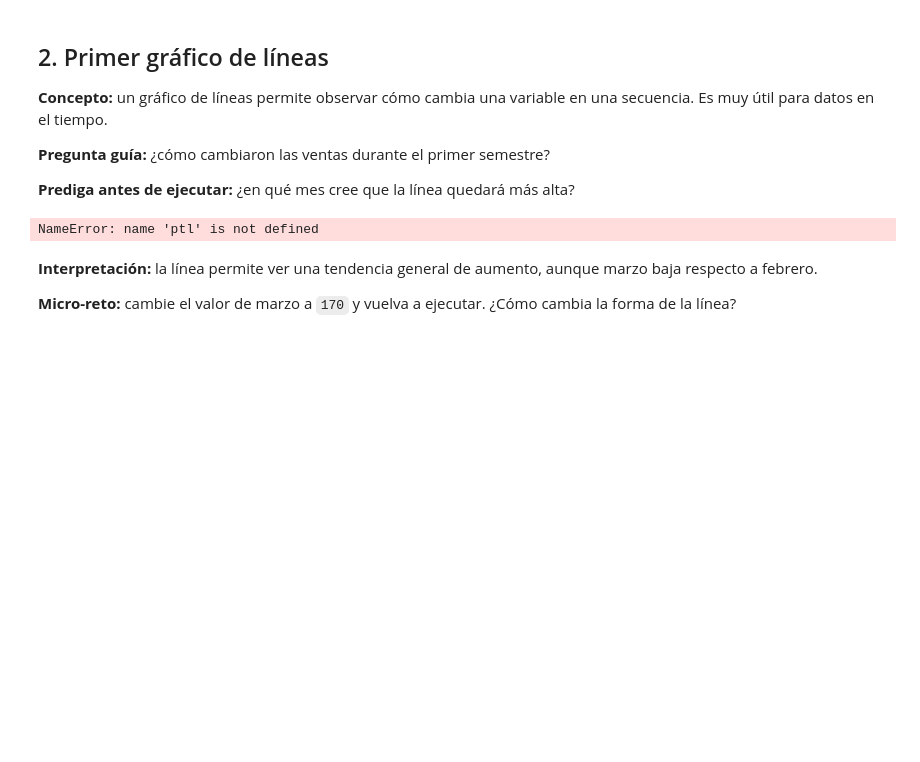
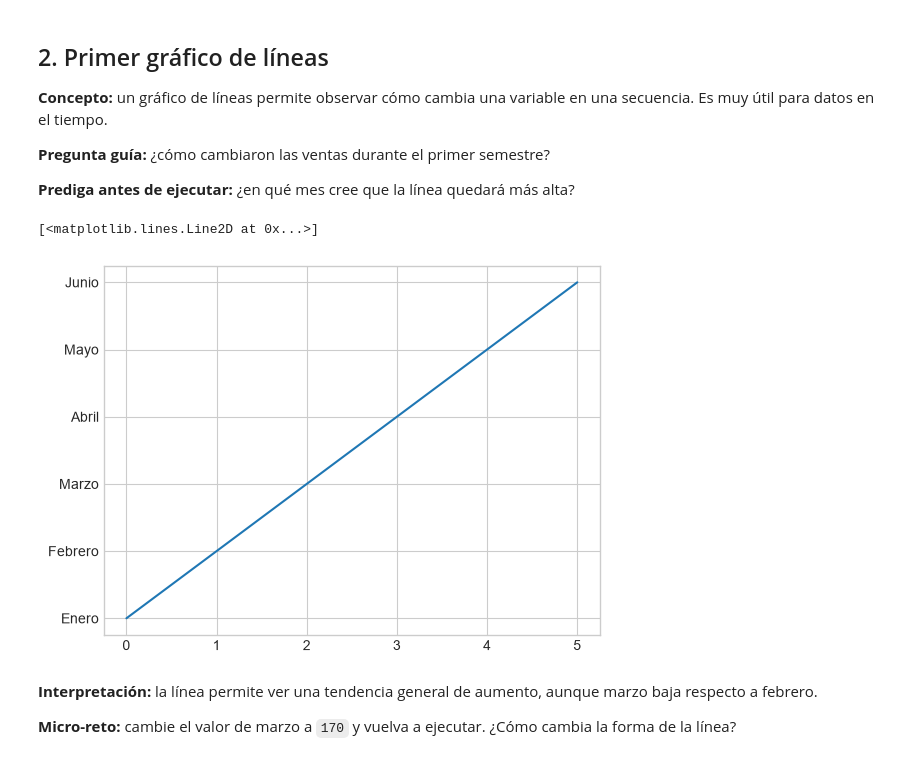
Before and after one commit to rmvargas79-beep/2026C2-G01-FUNDAMENTOS-DE-PYTHON, a Jupyter notebook: NOTEBOOKS/Clase 12/01 - Aprender Matplotlib.ipynb, the cells around one changed output. Saved outputs shown, nothing was run; the diff lists cells and outputs as text; code cells hidden in the pictures; blank space fills up the shorter version.

```diff
--- a/NOTEBOOKS/Clase 12/01 - Aprender Matplotlib.ipynb
+++ b/NOTEBOOKS/Clase 12/01 - Aprender Matplotlib.ipynb
@@ -60,14 +60,15 @@ plt.style.use("seaborn-v0_8-whitegrid")
 # %%
 meses = ["Enero", "Febrero", "Marzo", "Abril", "Mayo", "Junio"]
 ventas = [120, 150, 135, 180, 210, 240]
 
 #Grafico Solicitado  una grafica que compara el mes con las ventas con titulo y etiquetas en los ejes
 
 #plt. Todo configurar el grafico como figura
 
-ptl.plot(meses)
+plt.plot(meses, ventas)
 # %% [output]
-NameError: name 'ptl' is not defined
+[<matplotlib.lines.Line2D at 0x...>]
+[figure, added]
 # %% [markdown]
 **Interpretación:** la línea permite ver una tendencia general de aumento, aunque marzo baja respecto a febrero.
 
```
